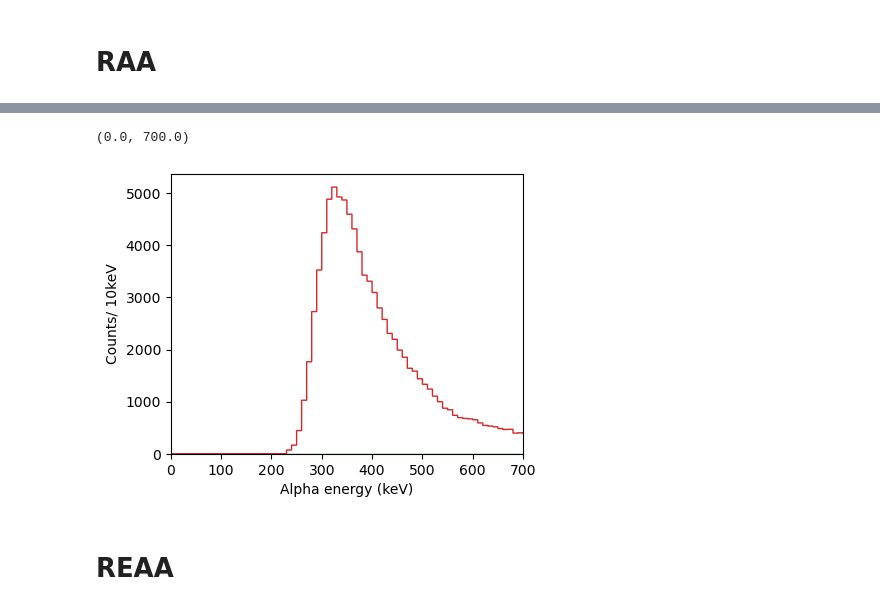
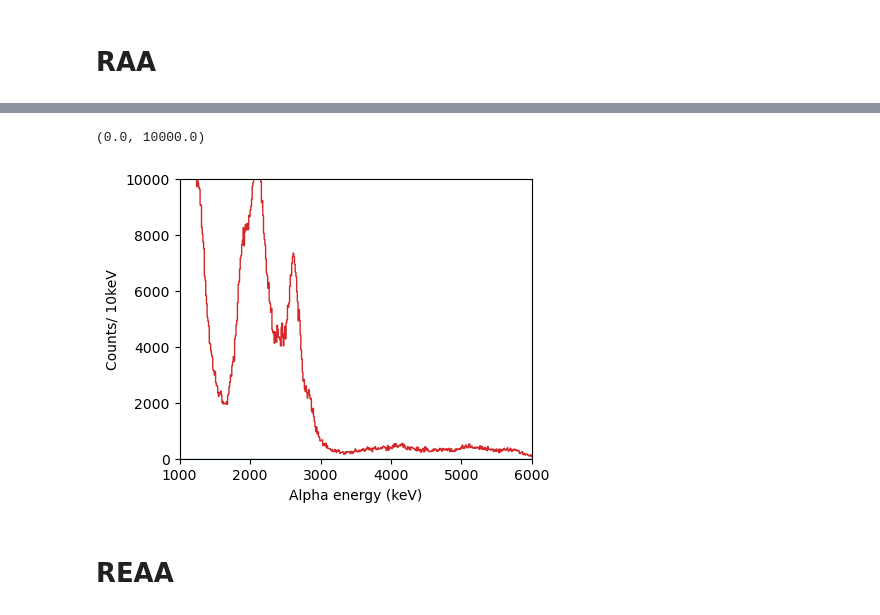
Before and after one commit to JChads4/ppac_code, a Jupyter notebook: analysis_notebook.ipynb, the cells around one changed output, grey strips where cells are left out. Saved outputs shown, nothing was run; the diff lists cells and outputs as text; code cells hidden in the pictures.

```diff
--- a/analysis_notebook.ipynb
+++ b/analysis_notebook.ipynb
@@ -206,18 +189,18 @@ display(df_RAA)
 # %%
 plt.figure(figsize=(10,8))
 plt.subplot(221)
 plt.hist(df_RAA['alpha1_xE'], histtype='step', bins=60, range=(8100,8400))
 plt.hist(df_RAA['alpha2_xE'], histtype='step', bins=60, range=(7250,7550))
 plt.hist(df_RAA['recoil_xE'], histtype='step',bins=175, range=(0,9000))
 plt.hist(decays['xE'], histtype='step', bins=1000, range=(0,10e3))
 plt.xlabel('Alpha energy (keV)')
 plt.ylabel(r'Counts/ 10keV')
-# plt.xlim(7e3,9e3)
-plt.xlim(0,700)
-# plt.ylim(top=600)
+plt.xlim(1e3,6e3)
+# plt.xlim(0,700)
+plt.ylim(top=10e3)
 # %% [output]
-(0.0, 700.0)
+(0.0, 10000.0)
-[figure, old version]
+[figure, new version]
 # %% [markdown]
 # REAA
 # %%
```
Also changed, not shown: parts of 16 cells of this notebook, 1 other file.
